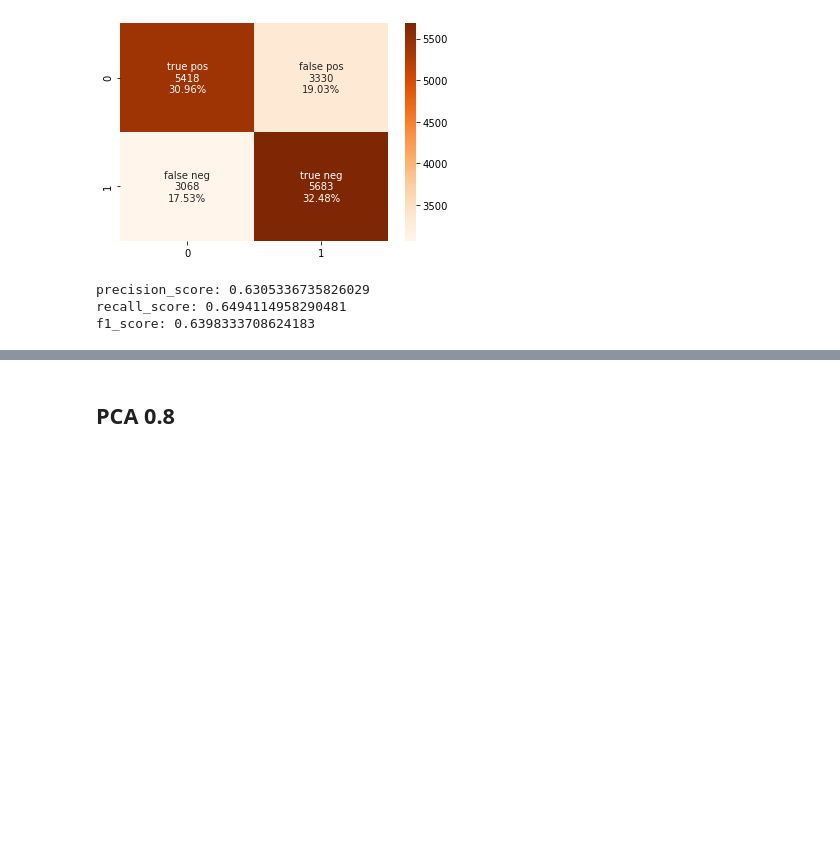
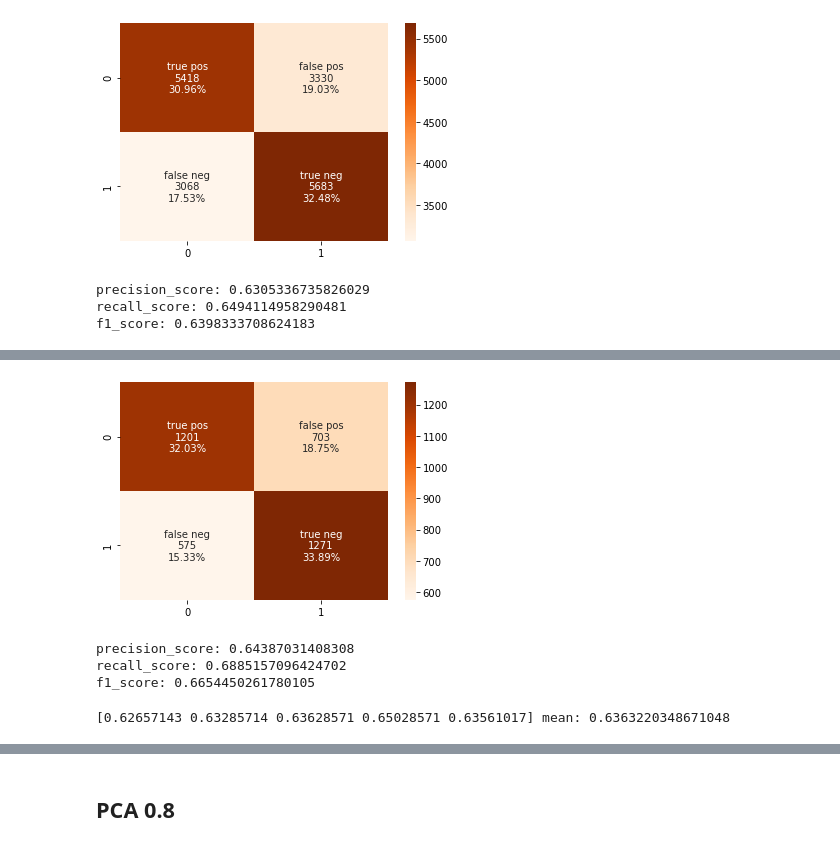
Before and after one commit to Yehudit-Brickner/data_science_end_of_year1_project, a Jupyter notebook: dogs vs cats 9.8.21 .ipynb, the cells around one changed output, grey strips where cells are left out. Cells and saved outputs as stored; diff of their text form; code cells hidden in the pictures; blank space fills up the shorter version.

```diff
--- a/dogs vs cats 9.8.21 .ipynb
+++ b/dogs vs cats 9.8.21 .ipynb
@@ -553,0 +633,20 @@ f1_score: 0.5937571461239425
+# %%
+# confussion matrix
+mat_vote1=confusion_matrix(y_test_set, y_pred_vote1)
+confussion_matrix(mat_vote1)
+# %% [output]
+[figure, added]
+# %%
+print("precision_score:",precision_score(y_test_set, y_pred_vote1))
+print("recall_score:",recall_score(y_test_set, y_pred_vote1))
+print("f1_score:",f1_score(y_test_set, y_pred_vote1))
+# %% [output]
+precision_score: 0.64387031408308
+recall_score: 0.6885157096424702
+f1_score: 0.6654450261780105
+# %%
+#cross validation
+cv_scores_vote1=cross_val_score(vote1, x_train_reduced1, y_train_set, cv=5, scoring="accuracy")
+print(cv_scores_vote1, "mean:", np.mean(cv_scores_vote1))
+# %% [output]
+[0.62657143 0.63285714 0.63628571 0.65028571 0.63561017] mean: 0.6363220348671048
```
Also changed, not shown: parts of 95 cells of this notebook.
